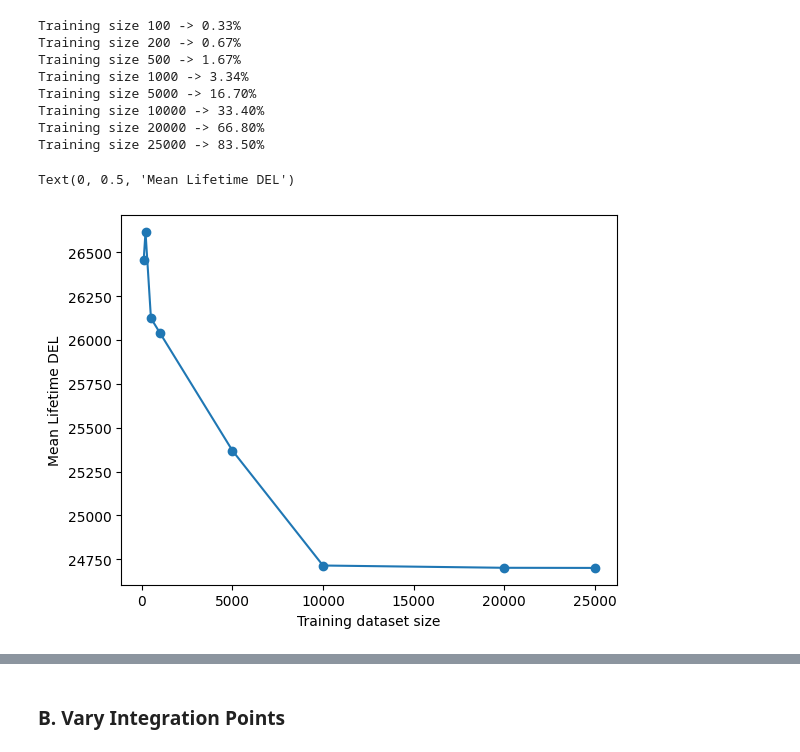
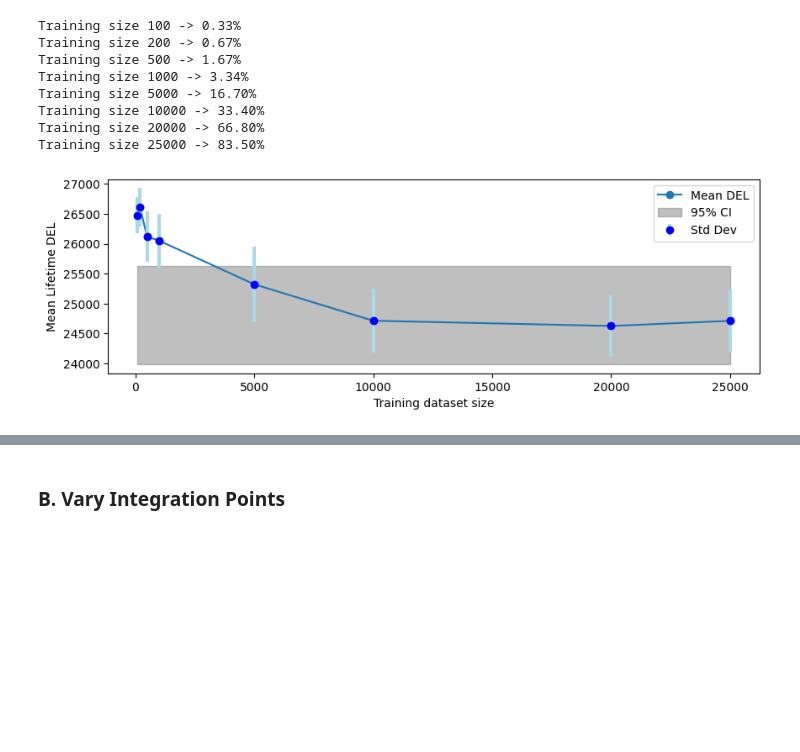
Before and after one commit to natslimak/OceanCourses, a Jupyter notebook: ProbalisticModelling/assg_mid-term/task5.ipynb, the cells around one changed output, grey strips where cells are left out. Drawn from its saved outputs; the diff is of its cells as text; code cells hidden in the pictures; blank space fills up the shorter version.

```diff
--- a/ProbalisticModelling/assg_mid-term/task5.ipynb
+++ b/ProbalisticModelling/assg_mid-term/task5.ipynb
@@ -253,9 +253,16 @@ for Ntrain in training_sizes:
     MeanDEL.append(np.mean(DELs))
     StdDEL.append(np.std(DELs))
 # %%
-plt.plot(training_sizes, MeanDEL, 'o-')
+CI_low = np.percentile(DELs, 2.5)
+CI_high = np.percentile(DELs, 97.5)
+
+plt. figure(figsize=(10, 3))
+plt.plot(training_sizes, MeanDEL, 'o-', label='Mean DEL')
+plt.fill_between(training_sizes, CI_low, CI_high, color='gray', alpha=0.5, label='95% CI')
+plt.errorbar(training_sizes, MeanDEL, yerr=StdDEL, fmt='o', color='blue', ecolor='lightblue', elinewidth=3, capsize=0, label='Std Dev')
 plt.xlabel("Training dataset size")
 plt.ylabel("Mean Lifetime DEL")
+plt.legend()
+plt.savefig(output_figs + "5.1_Mean_Lifetime_DEL_vs_training_size.png", dpi=300, bbox_inches="tight")
 # %% [output]
-Text(0, 0.5, 'Mean Lifetime DEL')
-[figure, old version]
+[figure, new version]
```
Also changed, not shown: parts of 4 cells of this notebook, 17 other files.
